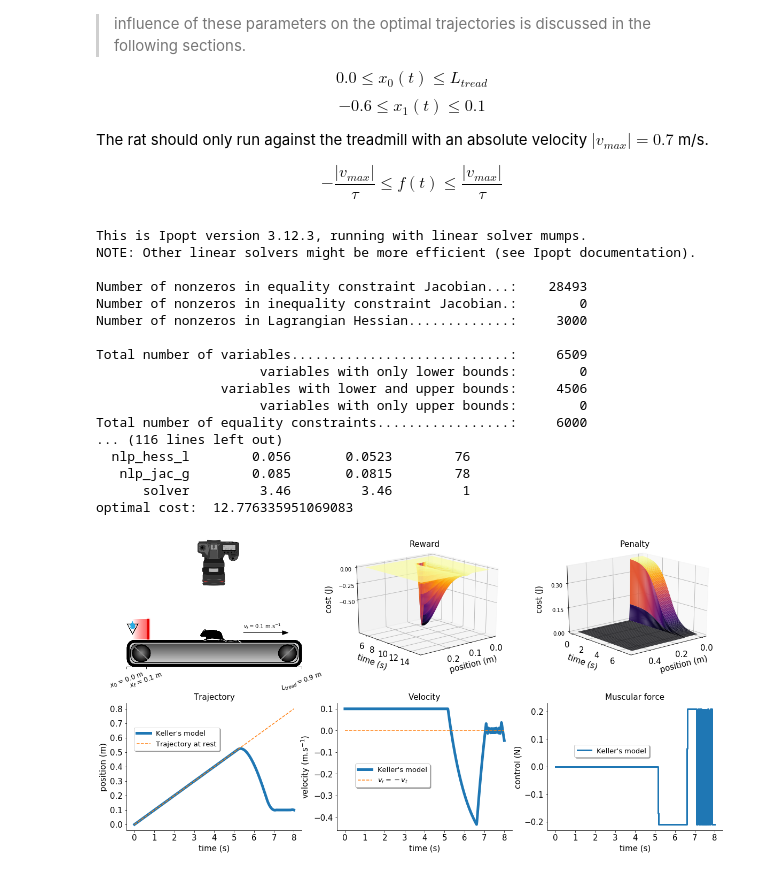
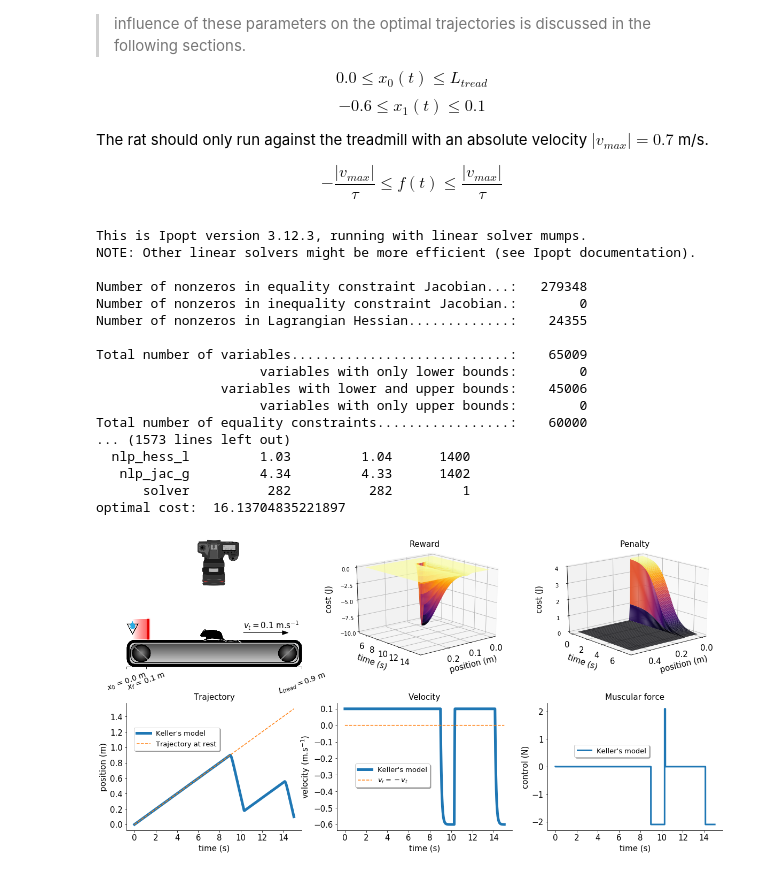
Before and after one commit to remy13127/rat_optimization, a Jupyter notebook: Keller_model.ipynb, the cells around one changed output. Saved outputs shown, nothing was run; the diff lists cells and outputs as text; code cells hidden in the pictures.

```diff
--- a/Keller_model.ipynb
+++ b/Keller_model.ipynb
@@ -296,27 +306,29 @@ vtapis = 0.1
 kxpenalty=100  # steepness of penalty cost (the higher the steeper: 100 very steep, 3 slightly, 1 very diffused)
 x0 = 0.0     # initial position
 xf = 0.1     # final position
-tf = 8.0     # final time (duration of experiment)
+tf = 15.     # final time (duration of experiment)
 
-xk,xdotk,tk,acck,tak = optimal_trajectory(tau_res=1.0,sigma=1.708,x0=x0,xf=xf,tf=tf,vtapis=vtapis,kxpenalty=kxpenalty)
+sigma = 1.708
+tau = 0.1
+xk,xdotk,tk,acck,tak = optimal_trajectory(tau_res=tau,sigma=sigma,x0=x0,xf=xf,tf=tf,vtapis=vtapis,kxpenalty=kxpenalty)
 # %% [output]
 This is Ipopt version 3.12.3, running with linear solver mumps.
 NOTE: Other linear solvers might be more efficient (see Ipopt documentation).
 
-Number of nonzeros in equality constraint Jacobian...:    28493
+Number of nonzeros in equality constraint Jacobian...:   279348
 Number of nonzeros in inequality constraint Jacobian.:        0
-Number of nonzeros in Lagrangian Hessian.............:     3000
+Number of nonzeros in Lagrangian Hessian.............:    24355
 
-Total number of variables............................:     6509
+Total number of variables............................:    65009
                      variables with only lower bounds:        0
-                variables with lower and upper bounds:     4506
+                variables with lower and upper bounds:    45006
                      variables with only upper bounds:        0
-Total number of equality constraints.................:     6000
-... (116 lines left out)
-  nlp_hess_l        0.056       0.0523        76
-   nlp_jac_g        0.085       0.0815        78
-      solver         3.46         3.46         1
-optimal cost:  12.776335951069083
+Total number of equality constraints.................:    60000
+... (1573 lines left out)
+  nlp_hess_l         1.03         1.04      1400
+   nlp_jac_g         4.34         4.33      1402
+      solver          282          282         1
+optimal cost:  16.13704835221897
 # %%
 #GENERATE FIGURE
 fig3 = plt.figure(figsize=(20,10))
@@ -333,9 +345,9 @@ f3_ax1.spines['left'].set_visible(False)
 f3_ax1.set_yticks([])
 f3_ax1.set_xticks([x0*1000,xf*1000,900])
 plt.xticks(rotation=20)
-f3_ax1.set_xticklabels([r'$x_0$ = '+str(x0)+' m',r'$x_f$ = '+str(xf)+' m',r'$L_{tread} = 0.9$ m'],size=12)
+f3_ax1.set_xticklabels([r'$x_0$ = '+str(x0)+' m',r'$x_f$ = '+str(xf)+' m',r'$L_{tread} = 0.9$ m'],size=14)
 plt.arrow(600,470,200,0,head_width=20.0,color='black')
-plt.text(600,450,r'$v_t = $'+str(vtapis)+' m.s$^{-1}$')
+plt.text(600,450,r'$v_t = $'+str(vtapis)+' m.s$^{-1}$',size=15)
 
 #REWARD FUNCTION
 f3_ax2 = fig3.add_subplot(gs[:3, 2:4],projection="3d")
@@ -350,7 +362,7 @@ plt.xticks(np.arange(0, 0.3, step=0.1))
 plt.ylabel('time (s)',size=15,labelpad=10)
 f3_ax2.zaxis.set_rotate_label(False)
 f3_ax2.set_zlabel('cost (J)',size=15,labelpad=10,rotation=90)
-f3_ax2.set_zticks(np.linspace(0,-0.5,3))
+f3_ax2.set_zticks(np.linspace(0,-10.0,5))
 f3_ax2.view_init(20, 50)
 plt.xticks(size = 15)
 plt.yticks(size = 15)
@@ -370,7 +382,7 @@ plt.yticks(np.arange(0, 7, step=2))
 plt.ylabel('time (s)',size=15,labelpad=10)
 f3_ax3.zaxis.set_rotate_label(False)
 f3_ax3.set_zlabel('cost (J)',size=15,labelpad=10,rotation=90)
-f3_ax3.set_zticks(np.linspace(0,0.3,3))
+f3_ax3.set_zticks(np.linspace(0,4,5))
 f3_ax3.view_init(20, 50)
 plt.xticks(size = 15)
 plt.yticks(size = 15)
@@ -392,32 +404,32 @@ plt.xlabel('time (s)',size=15)
 
 #VELOCITY
 f3_ax5 = fig3.add_subplot(gs[3:, 2:4])
 f3_ax5.set_title('Velocity',size=15)
 plt.plot(tk,xdotk,label="Keller's model",linewidth=5.0)
 plt.plot(tk,[0.0 for t in tk],'--',label=r'$v_r=-v_t$')
 plt.ylabel(r'velocity (m.s$^{-1}$)',size=15)
 plt.xlabel('time (s)',size = 15)
 f3_ax5.spines['top'].set_visible(False)
 f3_ax5.spines['right'].set_visible(False)
 f3_ax5.legend(fontsize=13,bbox_to_anchor=(.55, .55),shadow=True, ncol=1)
 plt.xticks(size = 15)
 plt.yticks(size = 15)
 
 
 #Muscular force
 f3_ax6 = fig3.add_subplot(gs[3:, 4:])
 f3_ax6.set_title('Muscular force',size=15)
 plt.step(tak,[0.3*f for f in acck],label="Keller's model",linewidth=3.0)
 plt.ylabel(r'control (N)',size=15)
 plt.xlabel('time (s)',size=15)
 f3_ax6.spines['top'].set_visible(False)
 f3_ax6.spines['right'].set_visible(False)
 f3_ax6.legend(fontsize=13,bbox_to_anchor=(.6, .7),shadow=True, ncol=1)
 plt.xticks(size = 15)
 plt.yticks(size = 15)
 
 
-plt.savefig('Results.pdf')
+plt.savefig('Results_tau'+str(tau)+'sigma_'+str(sigma)+'.pdf')
 plt.show()
 # %% [output]
-[figure, old version]
+[figure, new version]
```
Also changed, not shown: parts of 4 cells of this notebook, 1 other file.
